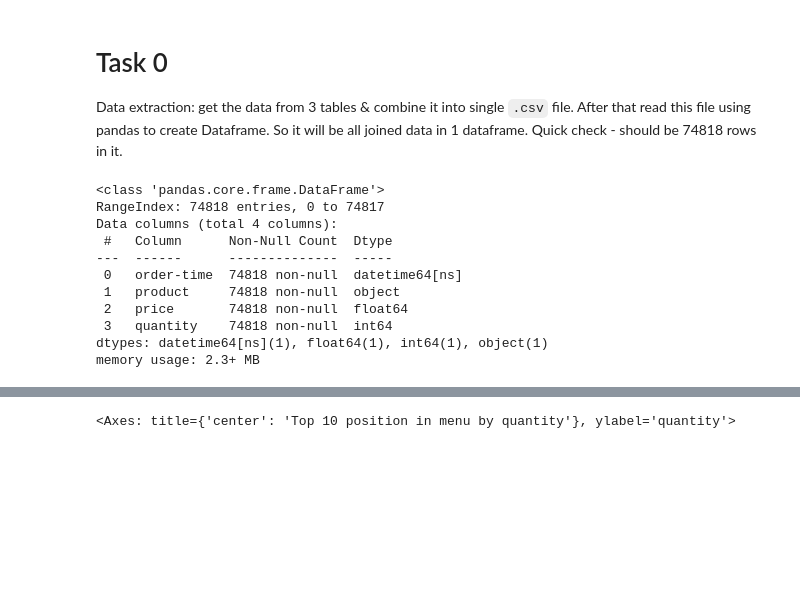
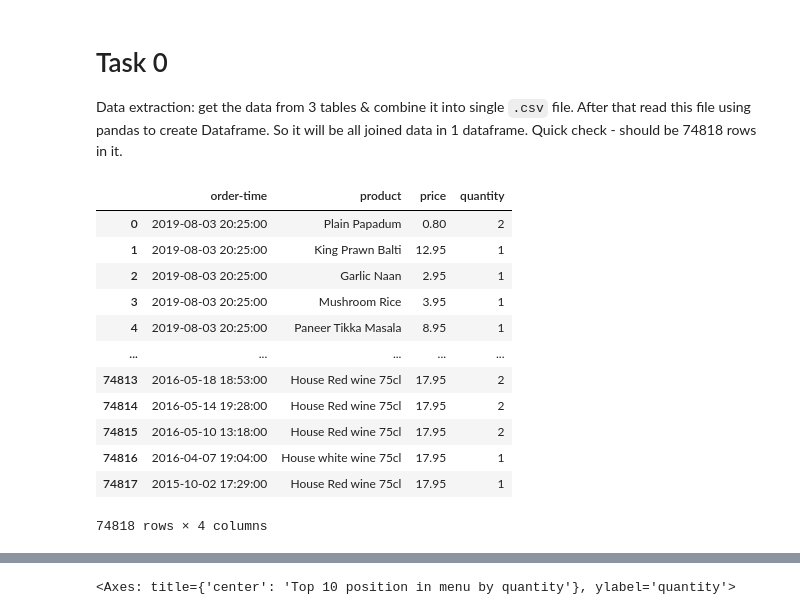
Before and after one commit to dartomOOv/py-restaurant-data-analysis, a Jupyter notebook: app/main.ipynb, the cells around one changed output, grey strips where cells are left out. Saved outputs shown, nothing was run; the diff lists cells and outputs as text; code cells hidden in the pictures; blank space fills up the shorter version.

Commit message:
Refactor data retrieving using raw sql querry

```diff
--- a/app/main.ipynb
+++ b/app/main.ipynb
@@ -7,22 +7,37 @@ import matplotlib.pyplot as plt
 Data extraction: get the data from 3 tables & combine it into single `.csv` file.
 After that read this file using pandas to create Dataframe.
 So it will be all joined data in 1 dataframe. Quick check - should be 74818 rows in it.
-# %%
-data = pd.read_csv("../restaurant_orders.csv")
-data["order-time"] = pd.to_datetime(data["order-time"])
-data.info()
-# %% [output]
-<class 'pandas.core.frame.DataFrame'>
-RangeIndex: 74818 entries, 0 to 74817
-Data columns (total 4 columns):
- #   Column      Non-Null Count  Dtype
----  ------      --------------  -----
- 0   order-time  74818 non-null  datetime64[ns]
- 1   product     74818 non-null  object
- 2   price       74818 non-null  float64
- 3   quantity    74818 non-null  int64
-dtypes: datetime64[ns](1), float64(1), int64(1), object(1)
-memory usage: 2.3+ MB
+# %%
+conn = sqlite3.connect("../db.sqlite3")
+cur = conn.cursor()
+db_data = cur.execute(
+    """
+    SELECT datetime, name, price, quantity
+    FROM main.restaurant_orderitem
+    JOIN main.restaurant_order
+    ON main.restaurant_orderitem.order_id = main.restaurant_order.id
+    JOIN main.restaurant_product
+    ON main.restaurant_orderitem.product_id = main.restaurant_product.id
+    """
+)
+
+data = pd.DataFrame(db_data.fetchall(), columns=["order-time", "product", "price", "quantity"])
+data["order-time"] = pd.to_datetime(data["order-time"])
+data
+# %% [output]
+|  | order-time | product | price | quantity |
+| 0 | 2019-08-03 20:25:00 | Plain Papadum | 0.80 | 2 |
+| 1 | 2019-08-03 20:25:00 | King Prawn Balti | 12.95 | 1 |
+| 2 | 2019-08-03 20:25:00 | Garlic Naan | 2.95 | 1 |
+| 3 | 2019-08-03 20:25:00 | Mushroom Rice | 3.95 | 1 |
+| 4 | 2019-08-03 20:25:00 | Paneer Tikka Masala | 8.95 | 1 |
+| ... | ... | ... | ... | ... |
+| 74813 | 2016-05-18 18:53:00 | House Red wine 75cl | 17.95 | 2 |
+| 74814 | 2016-05-14 19:28:00 | House Red wine 75cl | 17.95 | 2 |
+| 74815 | 2016-05-10 13:18:00 | House Red wine 75cl | 17.95 | 2 |
+| 74816 | 2016-04-07 19:04:00 | House white wine 75cl | 17.95 | 1 |
+| 74817 | 2015-10-02 17:29:00 | House Red wine 75cl | 17.95 | 1 |
+74818 rows × 4 columns
 # %% [markdown]
 # Task 1
 Get Top 10 most popular products in restaurant sold by Quantity.
```
Also changed, not shown: parts of 2 cells of this notebook.
